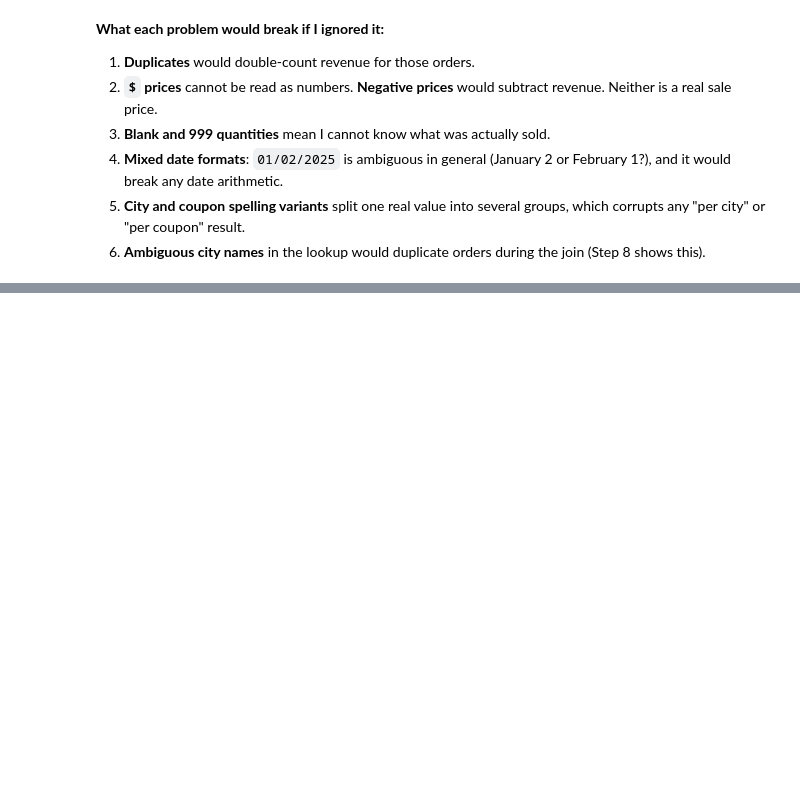
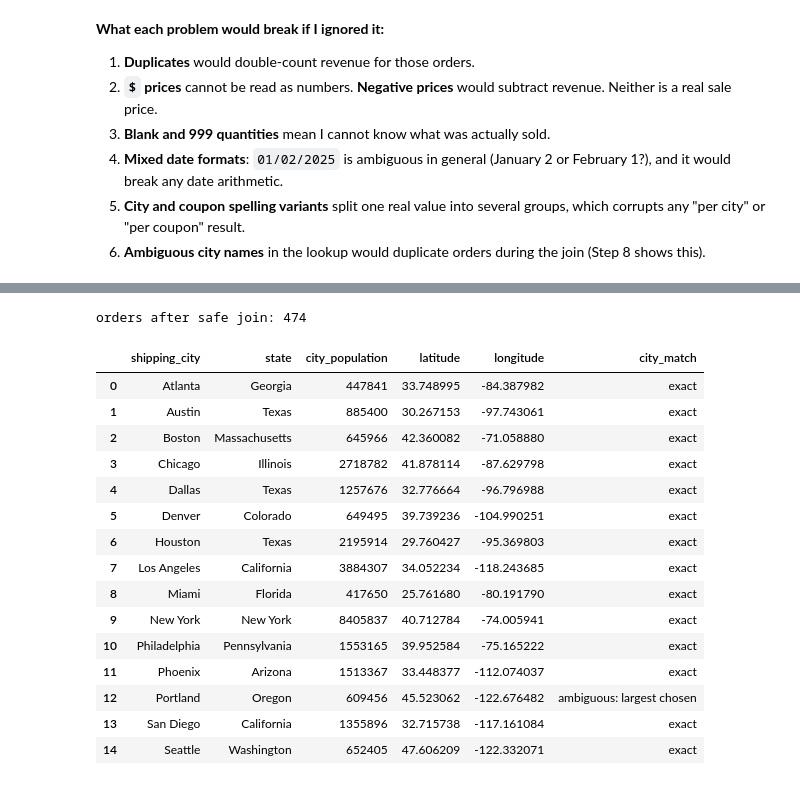
Before and after one commit to Namypark/ecommerce-data-engineering-lab, a Jupyter notebook: ecommerce_data_engineering.ipynb, the cells around one changed output, grey strips where cells are left out. Saved outputs shown, nothing was run; the diff lists cells and outputs as text; code cells hidden in the pictures; blank space fills up the shorter version.

Commit message:
Add steps 7-11: cleaning rules, transformations, features, aggregation and serialization

```diff
--- a/ecommerce_data_engineering.ipynb
+++ b/ecommerce_data_engineering.ipynb
@@ -355,0 +371,3 @@ Names shared by more than one US city in the lookup: 62
+# %%
+clean_book, cleaning_report = raw_book.clean()
+pd.Series(cleaning_report, name="count").to_frame()
@@ -355,0 +448,6 @@ Names shared by more than one US city in the lookup: 62
+# %%
+orders = clean_book.to_dataframe()
+orders["date"] = pd.to_datetime(orders["date"])
+orders["discount_rate"] = [t.discount_rate() for t in clean_book.transactions]
+
+orders.dtypes
@@ -355,0 +483,38 @@ Names shared by more than one US city in the lookup: 62
+# %%
+def resolve_city(name: str) -> tuple[CityInfo | None, str]:
+    matches = city_lookup.get(name, [])
+    if not matches:
+        return None, "not found"
+    if len(matches) == 1:
+        return matches[0], "exact"
+    return max(matches, key=lambda info: info.population), "ambiguous: largest chosen"
+
+
+city_rows = []
+for city in sorted(set(orders["shipping_city"])):
+    info, match = resolve_city(city)
+    city_rows.append({"shipping_city": city, **(info._asdict() if info else {}), "city_match": match})
+
+city_table = pd.DataFrame(city_rows).rename(columns={"population": "city_population"})
+orders = orders.merge(city_table, on="shipping_city", how="left", validate="many_to_one")
+
+print(f"orders after safe join: {len(orders)}")
+city_table
+# %% [output]
+orders after safe join: 474
+|  | shipping_city | state | city_population | latitude | longitude | city_match |
+| 0 | Atlanta | Georgia | 447841 | 33.748995 | -84.387982 | exact |
+| 1 | Austin | Texas | 885400 | 30.267153 | -97.743061 | exact |
+| 2 | Boston | Massachusetts | 645966 | 42.360082 | -71.058880 | exact |
+| 3 | Chicago | Illinois | 2718782 | 41.878114 | -87.629798 | exact |
+| 4 | Dallas | Texas | 1257676 | 32.776664 | -96.796988 | exact |
+| 5 | Denver | Colorado | 649495 | 39.739236 | -104.990251 | exact |
+| 6 | Houston | Texas | 2195914 | 29.760427 | -95.369803 | exact |
+| 7 | Los Angeles | California | 3884307 | 34.052234 | -118.243685 | exact |
+| 8 | Miami | Florida | 417650 | 25.761680 | -80.191790 | exact |
+| 9 | New York | New York | 8405837 | 40.712784 | -74.005941 | exact |
+| 10 | Philadelphia | Pennsylvania | 1553165 | 39.952584 | -75.165222 | exact |
+| 11 | Phoenix | Arizona | 1513367 | 33.448377 | -112.074037 | exact |
+| 12 | Portland | Oregon | 609456 | 45.523062 | -122.676482 | ambiguous: largest chosen |
+| 13 | San Diego | California | 1355896 | 32.715738 | -117.161084 | exact |
+| 14 | Seattle | Washington | 652405 | 47.606209 | -122.332071 | exact |
```
Also changed, not shown: parts of 19 cells of this notebook, 3 other files.
